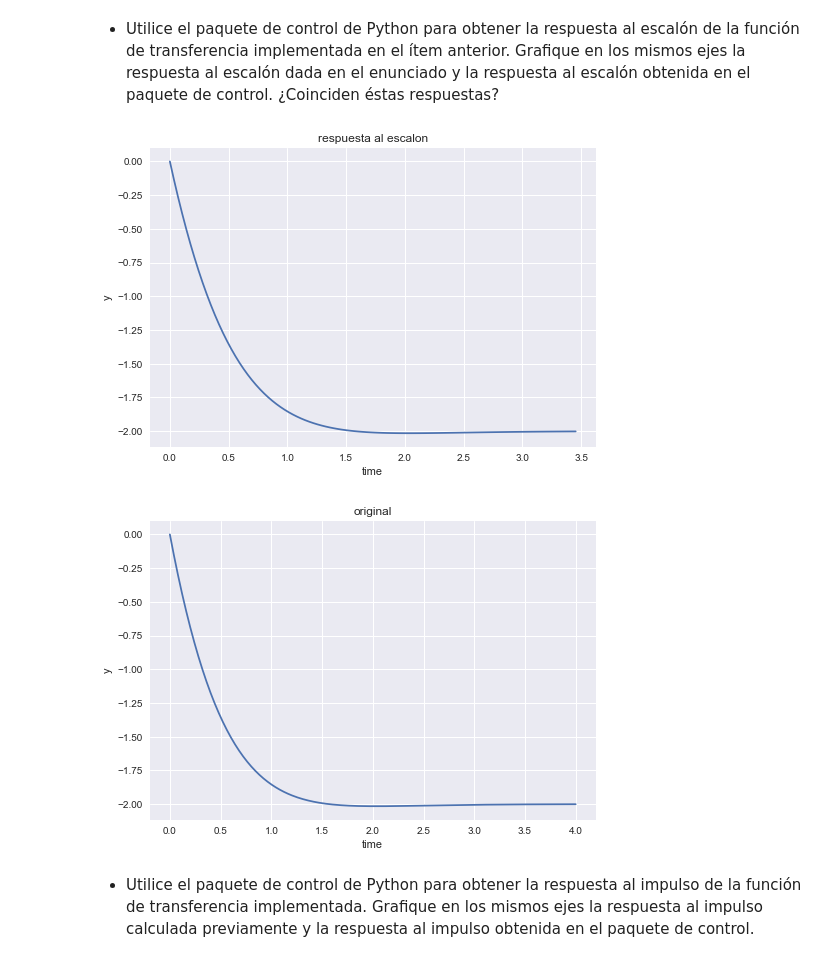
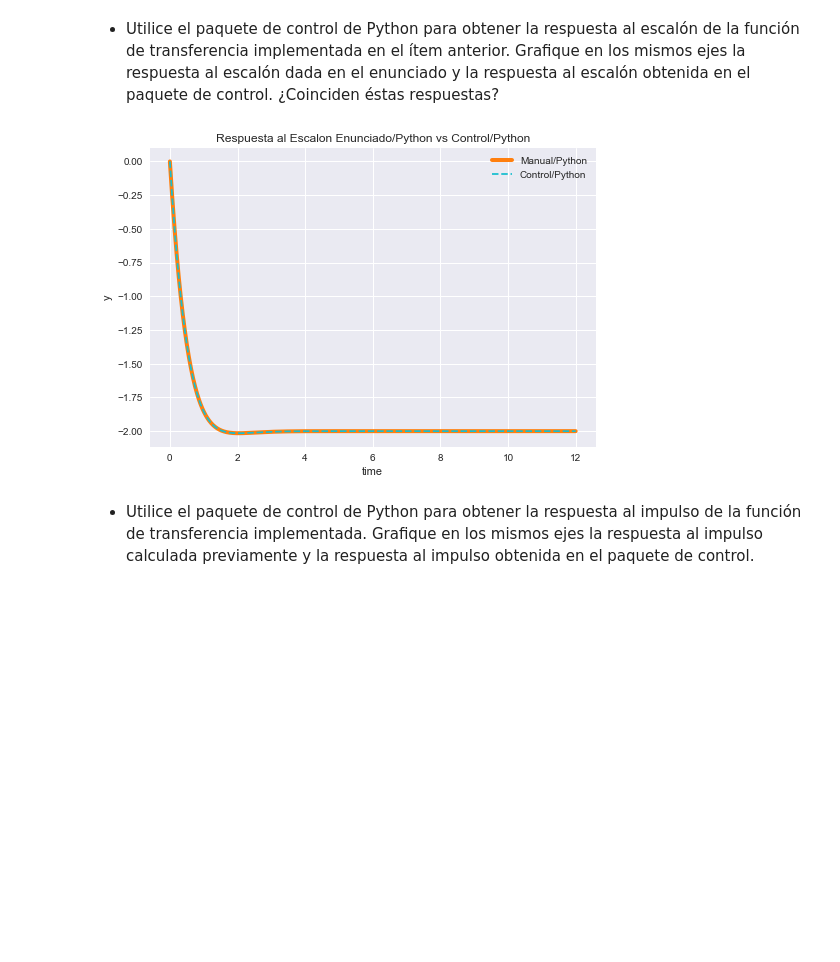
Before and after one commit to evertacosta/ED2021, a Jupyter notebook: Trabajo4/Trabajo4.ipynb, the cells around one changed output. Saved outputs shown, nothing was run; the diff lists cells and outputs as text; code cells hidden in the pictures; blank space fills up the shorter version.

```diff
--- a/Trabajo4/Trabajo4.ipynb
+++ b/Trabajo4/Trabajo4.ipynb
@@ -94,21 +107,29 @@ escalón de la función de transferencia implementada en el ítem anterior.
 Grafique en los mismos ejes la respuesta al escalón dada en el enunciado
 y la respuesta al escalón obtenida en el paquete de control. ¿Coinciden
 éstas respuestas?
-# %%
-def aja():
-
-    t, y = ct.step_response(H)
-    graficar(t, y, 'respuesta al escalon')
-
-aja()
-
-t = np.linspace(0, 4, 300)
-y_enun = -2+(2*np.exp(-2*t)*np.cos(t))
-
-graficar(t, y_enun, 'original')
-# %% [output]
-[figure, removed]
-[figure, removed]
+# %%
+def enunciado_vs_contro_respuesta_escalon():
+    # creamos el eje del tiempo
+    t = np.linspace(0, 12, 1200)
+
+    # Respuesta al escalon en el enunciado
+    respuesta_escalon_enunciado = -2+(2*np.exp(-2*t)*np.cos(t))
+
+    no_usar, respuesta_escalon_control = ct.step_response(H, t)
+
+    fig, ax = plt.subplots()
+    ax.plot(t,  respuesta_escalon_enunciado, label='Manual/Python', lw=4, color='#ff7f0e')
+    ax.plot(t, respuesta_escalon_control,  label='Control/Python', ls='--', color='#17becf')
+    ax.set_title('Respuesta al Escalon Enunciado/Python vs Control/Python')
+    ax.set_xlabel('time')
+    ax.set_ylabel('y')
+    ax.legend()
+
+
+
+enunciado_vs_contro_respuesta_escalon()
+# %% [output]
+[figure, added]
 # %% [markdown]
 - Utilice el paquete de control de Python para obtener la respuesta al
 impulso de la función de transferencia implementada. Grafique en los
```
Also changed, not shown: parts of 9 cells of this notebook, 13 other files.
